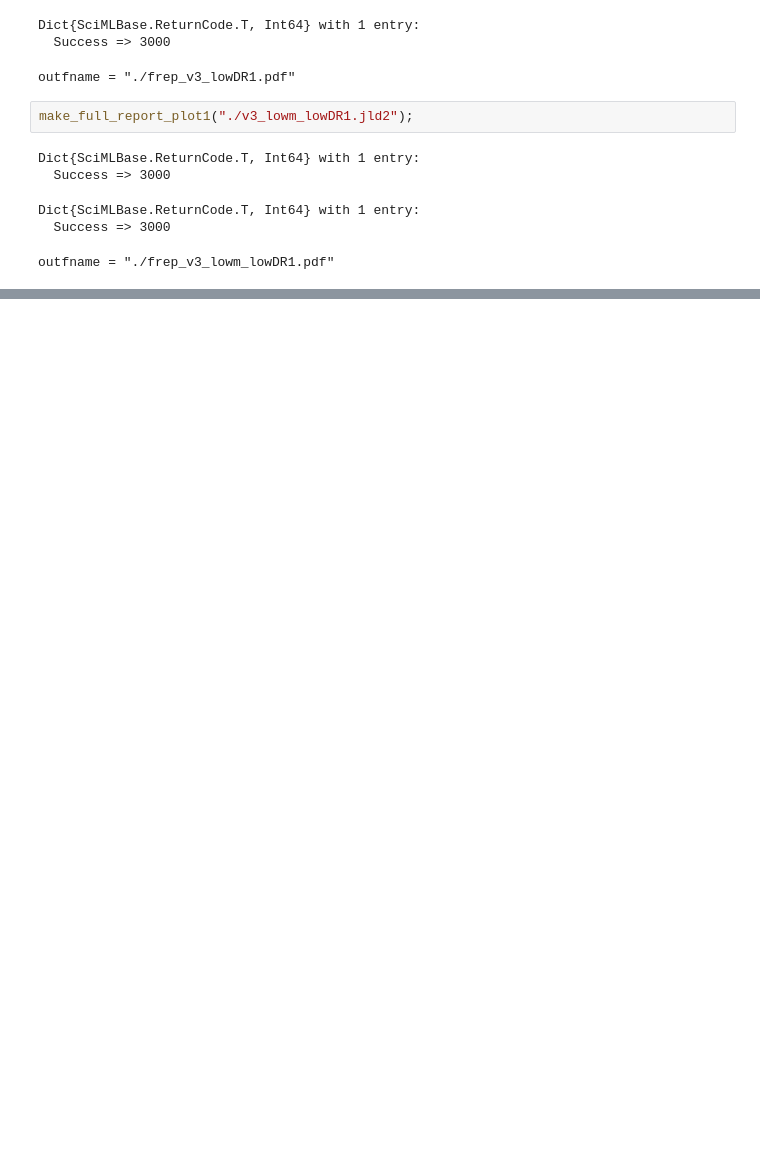
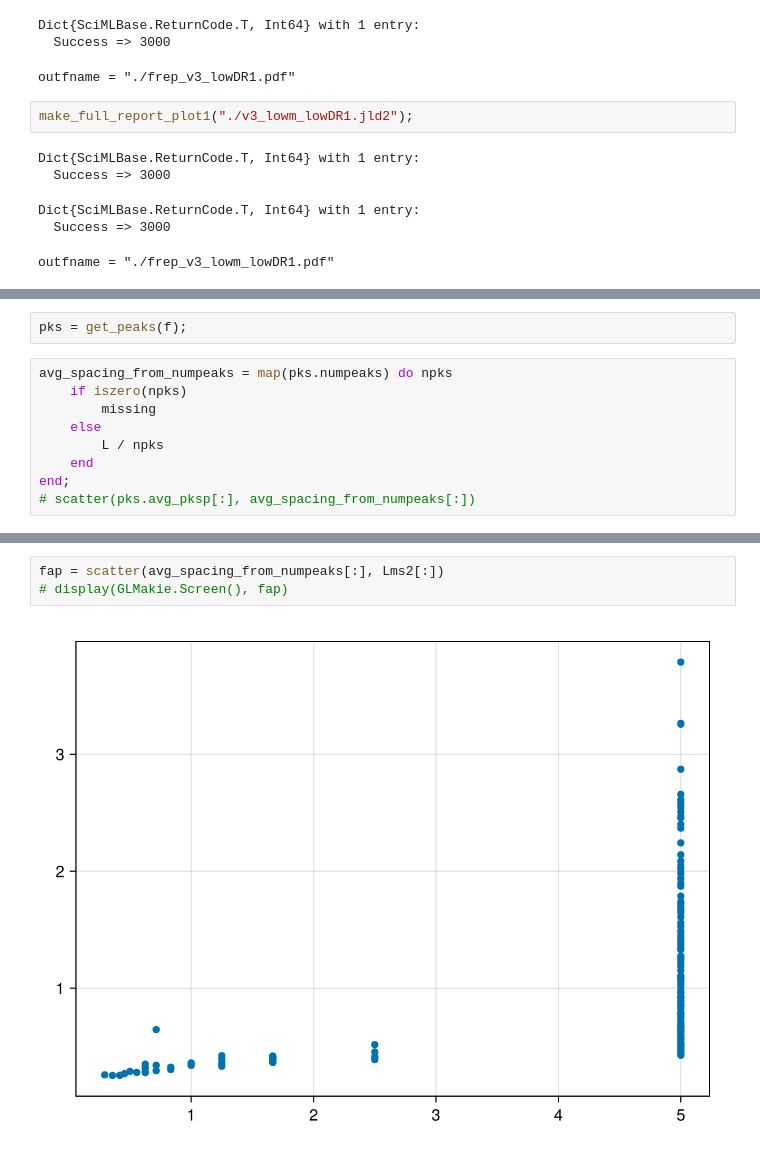
Before and after one commit to kockahonza/SSMC, a Jupyter notebook: cluster_env/runs/mm_v2_explike/Untitled.ipynb, the cells around one changed output, grey strips where cells are left out. Saved outputs shown, nothing was run; the diff lists cells and outputs as text; blank space fills up the shorter version.

```diff
--- a/cluster_env/runs/mm_v2_explike/Untitled.ipynb
+++ b/cluster_env/runs/mm_v2_explike/Untitled.ipynb
@@ -35,0 +79,11 @@ outfname = "./frep_v3_lowm_lowDR1.pdf"
+# %%
+pks = get_peaks(f);
+# %%
+avg_spacing_from_numpeaks = map(pks.numpeaks) do npks
+    if iszero(npks)
+        missing
+    else
+        L / npks
+    end
+end;
+# scatter(pks.avg_pksp[:], avg_spacing_from_numpeaks[:])
@@ -35,0 +113,5 @@ outfname = "./frep_v3_lowm_lowDR1.pdf"
+# %%
+fap = scatter(avg_spacing_from_numpeaks[:], Lms2[:])
+# display(GLMakie.Screen(), fap)
+# %% [output]
+[figure, added]
```
Also changed, not shown: parts of 15 cells of this notebook, 15 other files.
